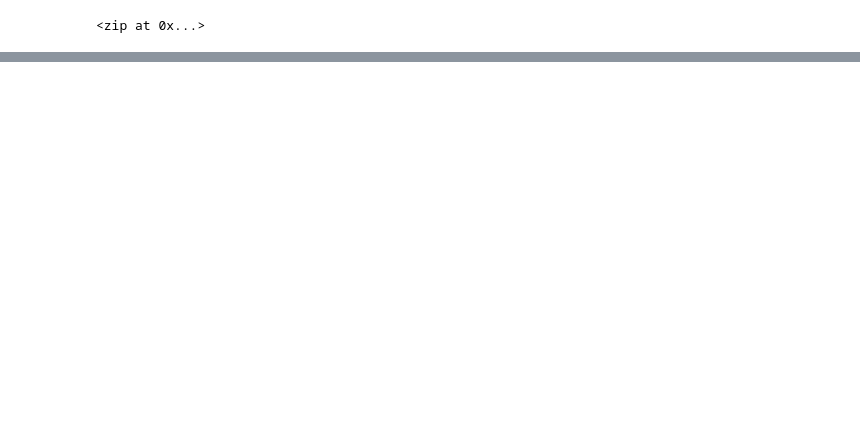
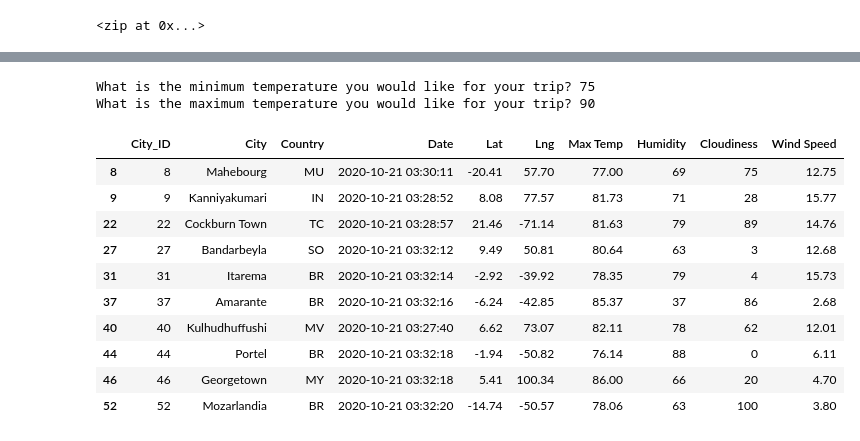
Before and after one commit to jcp650/World_Weather_Analysis, a Jupyter notebook: WeatherPy.ipynb, the cells around one changed output, grey strips where cells are left out. Drawn from its saved outputs; the diff is of its cells as text; code cells hidden in the pictures; blank space fills up the shorter version.

Commit message:
Adding new df, figs, nearly complete WeatherPy, config g key, and csv

```diff
--- a/WeatherPy.ipynb
+++ b/WeatherPy.ipynb
@@ -414,0 +417,4 @@ plot_linear_regression(x_values, y_values,'Linear Regression on the Southern Hem
+# %%
+# Store the CSV you saved created in part one into a DataFrame.
+city_data_df = pd.read_csv("weather_data/cities.csv")
+city_data_df.head()
@@ -414,0 +501,24 @@ plot_linear_regression(x_values, y_values,'Linear Regression on the Southern Hem
+# %%
+# Ask the customer to add a minimum and maximum temperature value.
+min_temp = float(input("What is the minimum temperature you would like for your trip? "))
+max_temp = float(input("What is the maximum temperature you would like for your trip? "))
+# %% [output]
+What is the minimum temperature you would like for your trip? 75
+What is the maximum temperature you would like for your trip? 90
+# %%
+# Filter the dataset to find the cities that fit the criteria.
+preferred_cities_df = city_data_df.loc[(city_data_df["Max Temp"] <= max_temp) & \
+                                       (city_data_df["Max Temp"] >= min_temp)]
+preferred_cities_df.head(10)
+# %% [output]
+|  | City_ID | City | Country | Date | Lat | Lng | Max Temp | Humidity | Cloudiness | Wind Speed |
+| 8 | 8 | Mahebourg | MU | 2020-10-21 03:30:11 | -20.41 | 57.70 | 77.00 | 69 | 75 | 12.75 |
+| 9 | 9 | Kanniyakumari | IN | 2020-10-21 03:28:52 | 8.08 | 77.57 | 81.73 | 71 | 28 | 15.77 |
+| 22 | 22 | Cockburn Town | TC | 2020-10-21 03:28:57 | 21.46 | -71.14 | 81.63 | 79 | 89 | 14.76 |
+| 27 | 27 | Bandarbeyla | SO | 2020-10-21 03:32:12 | 9.49 | 50.81 | 80.64 | 63 | 3 | 12.68 |
+| 31 | 31 | Itarema | BR | 2020-10-21 03:32:14 | -2.92 | -39.92 | 78.35 | 79 | 4 | 15.73 |
+| 37 | 37 | Amarante | BR | 2020-10-21 03:32:16 | -6.24 | -42.85 | 85.37 | 37 | 86 | 2.68 |
+| 40 | 40 | Kulhudhuffushi | MV | 2020-10-21 03:27:40 | 6.62 | 73.07 | 82.11 | 78 | 62 | 12.01 |
+| 44 | 44 | Portel | BR | 2020-10-21 03:32:18 | -1.94 | -50.82 | 76.14 | 88 | 0 | 6.11 |
+| 46 | 46 | Georgetown | MY | 2020-10-21 03:32:18 | 5.41 | 100.34 | 86.00 | 66 | 20 | 4.70 |
+| 52 | 52 | Mozarlandia | BR | 2020-10-21 03:32:20 | -14.74 | -50.57 | 78.06 | 63 | 100 | 3.80 |
```
Also changed, not shown: parts of 35 cells of this notebook, 7 other files.
